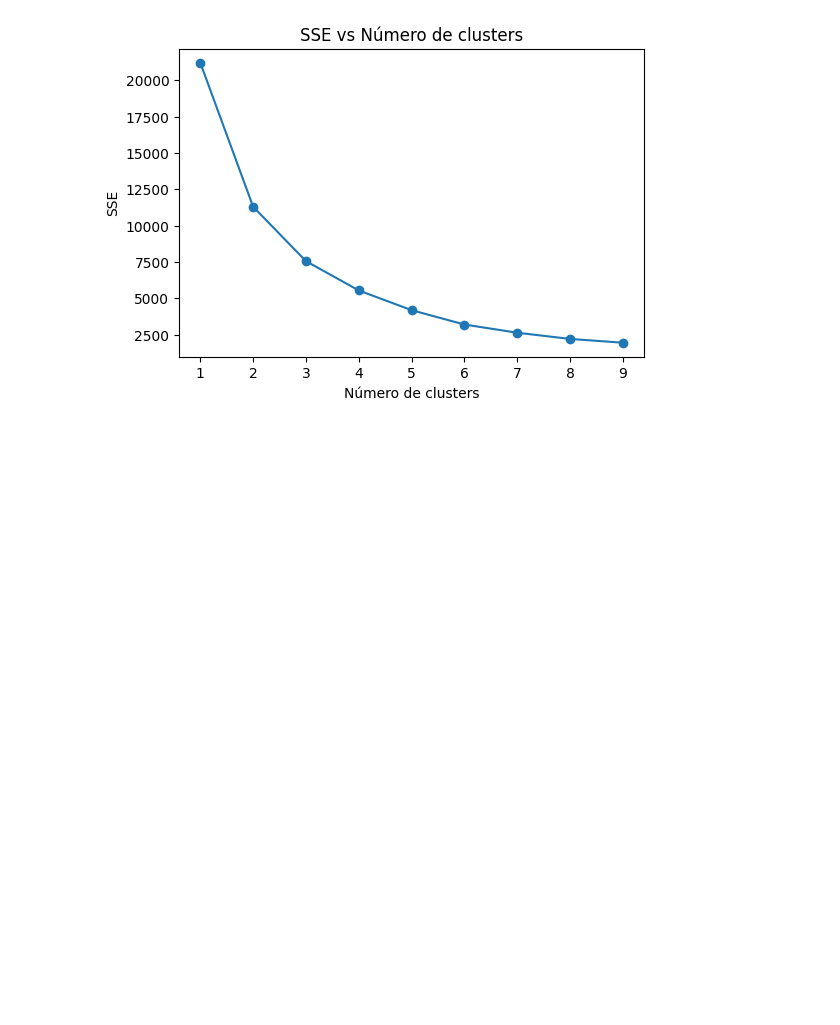
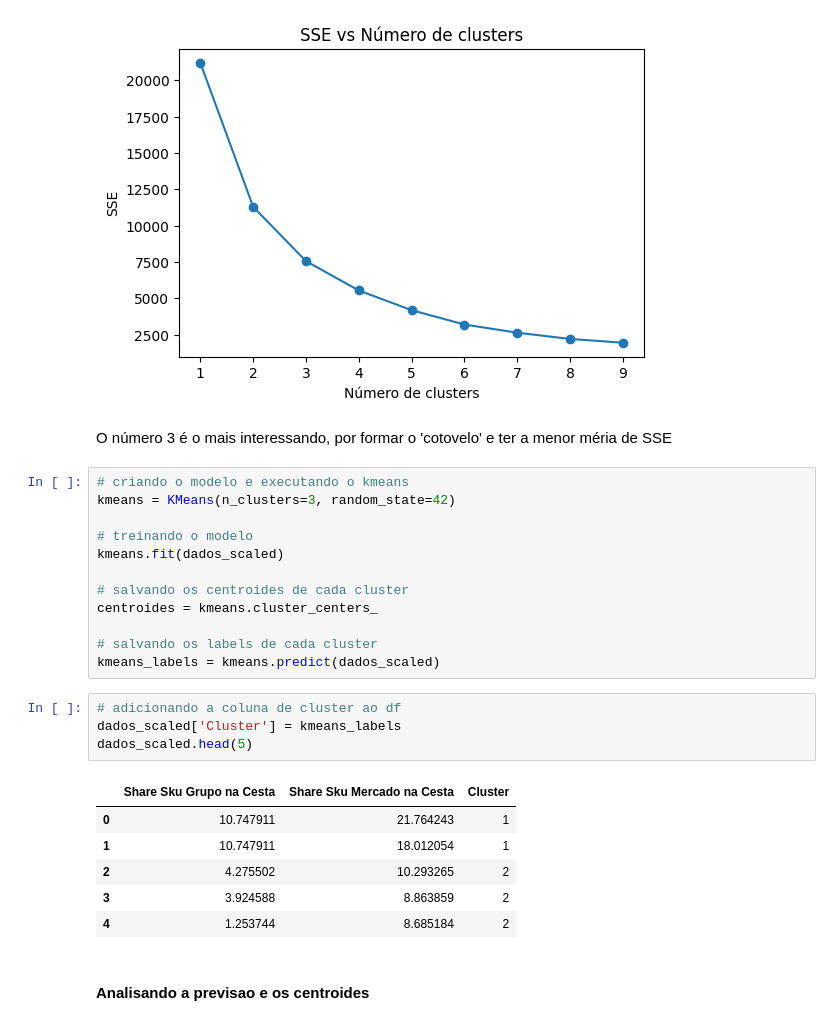
Before and after one commit to torvess/Modelo_sensibilidades_produtos_Jun-2024, a Jupyter notebook: Modelo_cluster_sensibilidades.ipynb, the cells around one changed output. Drawn from its saved outputs; the diff is of its cells as text; blank space fills up the shorter version.

Commit message:
git commit -m "Adicionando dados de produtos e atualizando notebook" git push origin main

```diff
--- a/Modelo_cluster_sensibilidades.ipynb
+++ b/Modelo_cluster_sensibilidades.ipynb
@@ -161,3 +161,30 @@ plt.title('SSE vs Número de clusters')
 plt.show()
 # %% [output]
 [figure]
+# %% [markdown]
+O número 3 é o mais interessando, por formar o 'cotovelo' e ter a menor méria de SSE
+# %%
+# criando o modelo e executando o kmeans
+kmeans = KMeans(n_clusters=3, random_state=42)
+
+# treinando o modelo
+kmeans.fit(dados_scaled)
+
+# salvando os centroides de cada cluster
+centroides = kmeans.cluster_centers_
+
+# salvando os labels de cada cluster
+kmeans_labels = kmeans.predict(dados_scaled)
+# %%
+# adicionando a coluna de cluster ao df
+dados_scaled['Cluster'] = kmeans_labels
+dados_scaled.head(5)
+# %% [output]
+|  | Share Sku Grupo na Cesta | Share Sku Mercado na Cesta | Cluster |
+| 0 | 10.747911 | 21.764243 | 1 |
+| 1 | 10.747911 | 18.012054 | 1 |
+| 2 | 4.275502 | 10.293265 | 2 |
+| 3 | 3.924588 | 8.863859 | 2 |
+| 4 | 1.253744 | 8.685184 | 2 |
+# %% [markdown]
+#### Analisando a previsao e os centroides
```
Also changed, not shown: parts of 2 cells of this notebook, 1 other file.
